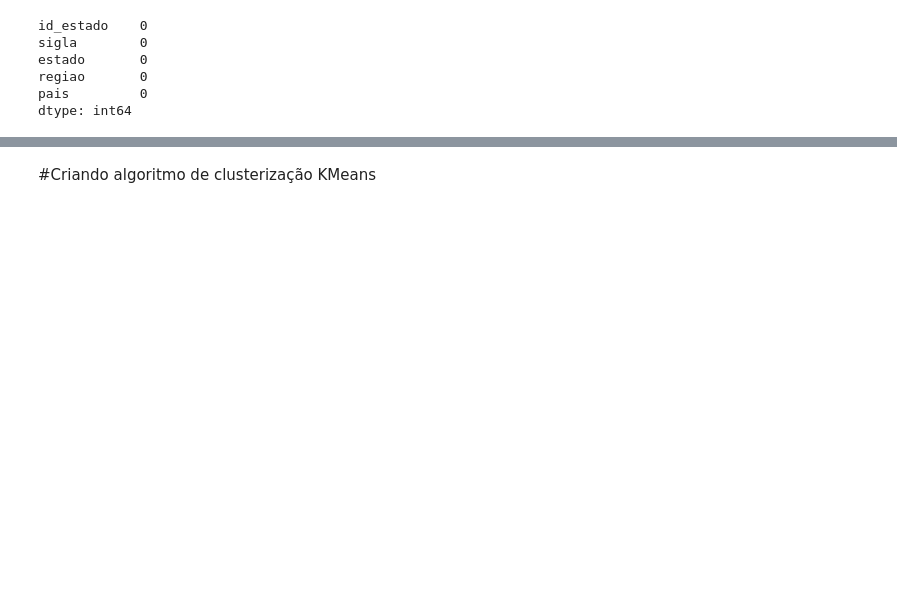
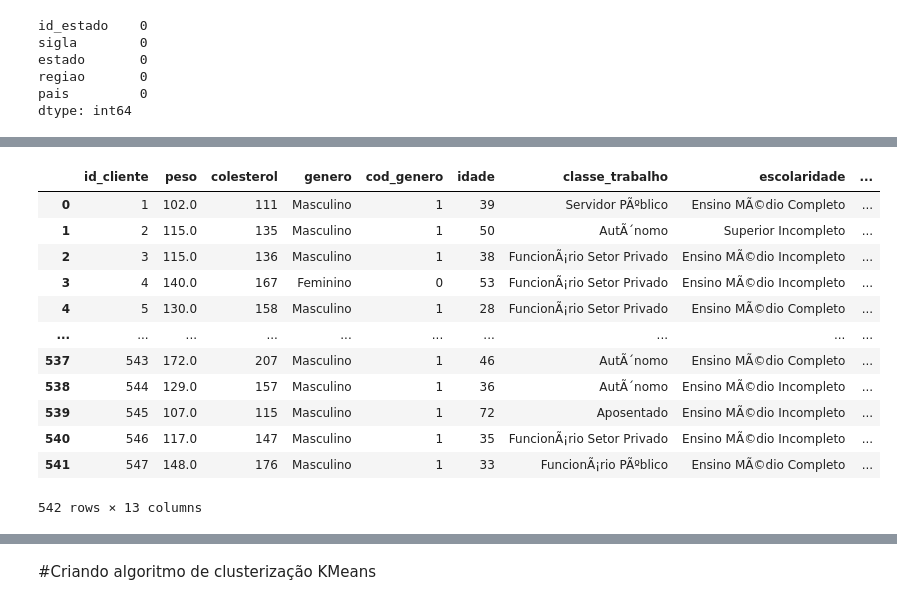
Before and after one commit to pzoliveira/IGTI_DESM1, a Jupyter notebook: IGTI_DESM1.ipynb, the cells around one changed output, grey strips where cells are left out. Drawn from its saved outputs; the diff is of its cells as text; code cells hidden in the pictures; blank space fills up the shorter version.

```diff
--- a/IGTI_DESM1.ipynb
+++ b/IGTI_DESM1.ipynb
@@ -186,7 +174,8 @@ Name: classe_trabalho, dtype: int64
 # %%
 dados_pacientes.classe_trabalho.fillna('FuncionÃ¡rio Setor Privado', inplace=True)
 # %%
-dados_pacientes.qtde_filhos.fillna(round(dados_pacientes.qtde_filhos.mean(), 2), inplace=True)
+media_arred = round(dados_pacientes.qtde_filhos.mean(), 0)
+dados_pacientes.qtde_filhos.fillna(media_arred, inplace=True)
 # %%
 dados_pacientes.isna().sum()
 # %% [output]
@@ -248,0 +233,7 @@ dtype: int64
+# %%
+from sklearn.preprocessing import LabelEncoder
+
+LE = LabelEncoder()
+dados_clinicos['cod_genero'] = LE.fit_transform(dados_clinicos['genero'])
+
+dados_clinicos.head(5)
@@ -248,0 +269,2 @@ dtype: int64
+# %%
+dados_pacientes.rename(columns={'ï»¿id_cliente' : 'id_cliente'}, inplace=True)
@@ -248,0 +290,18 @@ dtype: int64
+# %%
+clientes_clinicos = pd.merge(dados_clinicos, dados_pacientes, on='id_cliente')
+# %%
+clientes_clinicos
+# %% [output]
+|  | id_cliente | peso | colesterol | genero | cod_genero | idade | classe_trabalho | escolaridade | ... |
+| 0 | 1 | 102.0 | 111 | Masculino | 1 | 39 | Servidor PÃºblico | Ensino MÃ©dio Completo | ... |
+| 1 | 2 | 115.0 | 135 | Masculino | 1 | 50 | AutÃ´nomo | Superior Incompleto | ... |
+| 2 | 3 | 115.0 | 136 | Masculino | 1 | 38 | FuncionÃ¡rio Setor Privado | Ensino MÃ©dio Incompleto | ... |
+| 3 | 4 | 140.0 | 167 | Feminino | 0 | 53 | FuncionÃ¡rio Setor Privado | Ensino MÃ©dio Incompleto | ... |
+| 4 | 5 | 130.0 | 158 | Masculino | 1 | 28 | FuncionÃ¡rio Setor Privado | Ensino MÃ©dio Completo | ... |
+| ... | ... | ... | ... | ... | ... | ... | ... | ... | ... |
+| 537 | 543 | 172.0 | 207 | Masculino | 1 | 46 | AutÃ´nomo | Ensino MÃ©dio Completo | ... |
+| 538 | 544 | 129.0 | 157 | Masculino | 1 | 36 | AutÃ´nomo | Ensino MÃ©dio Incompleto | ... |
+| 539 | 545 | 107.0 | 115 | Masculino | 1 | 72 | Aposentado | Ensino MÃ©dio Incompleto | ... |
+| 540 | 546 | 117.0 | 147 | Masculino | 1 | 35 | FuncionÃ¡rio Setor Privado | Ensino MÃ©dio Incompleto | ... |
+| 541 | 547 | 148.0 | 176 | Masculino | 1 | 33 | FuncionÃ¡rio PÃºblico | Ensino MÃ©dio Completo | ... |
+542 rows × 13 columns
```
Also changed, not shown: parts of 29 cells of this notebook.
